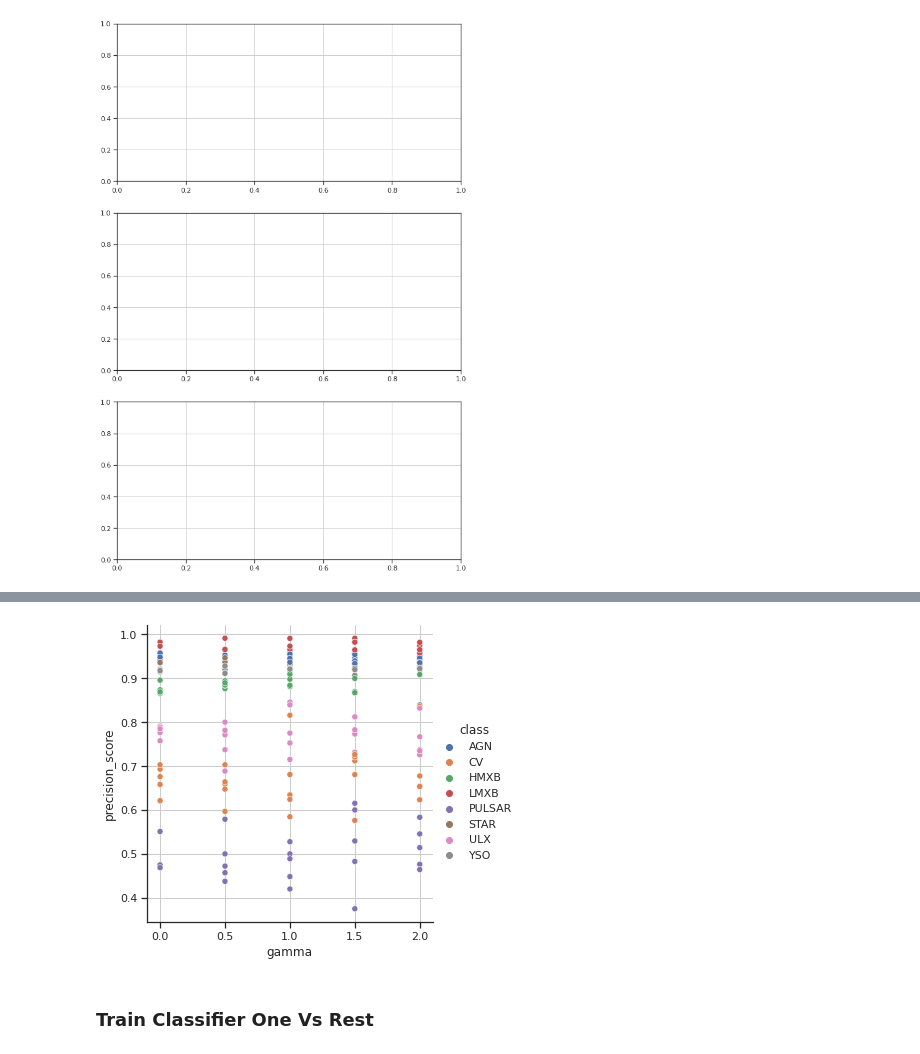
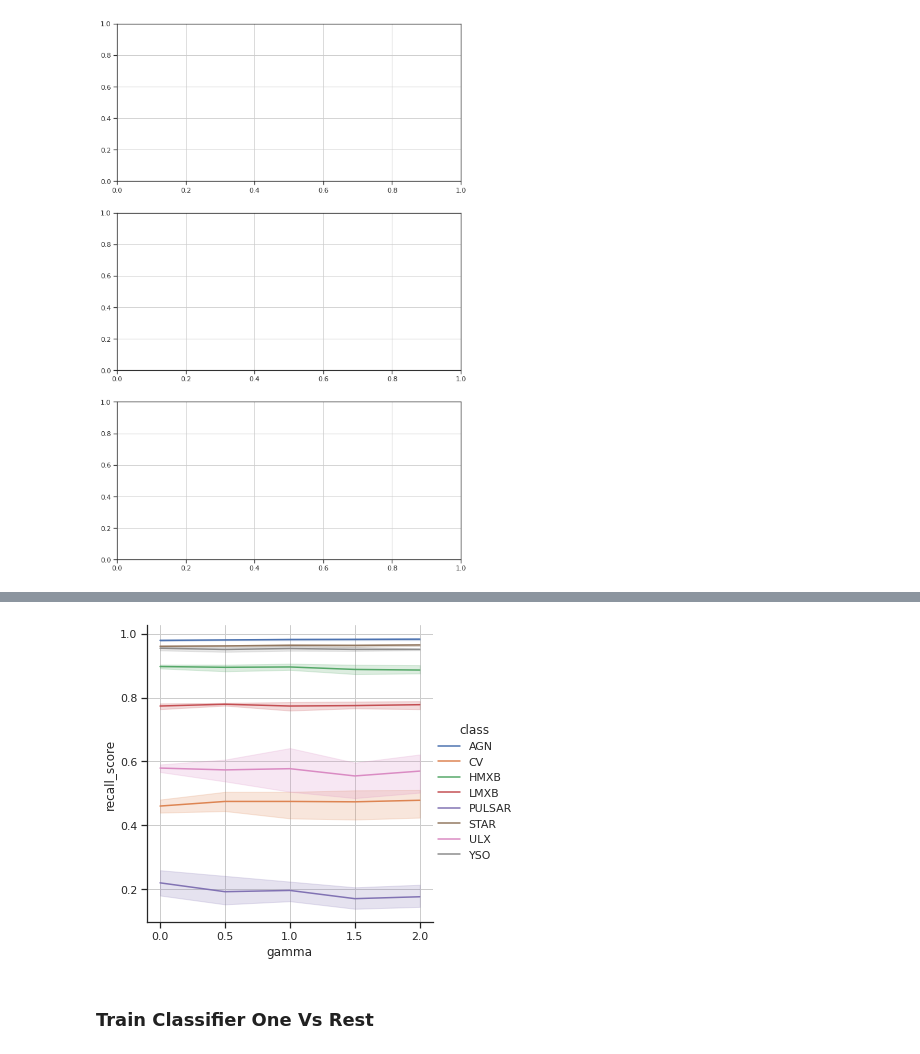
Before and after one commit to KumaranShivam5/aurora-server-final, a Jupyter notebook: lightGBM.ipynb, the cells around one changed output, grey strips where cells are left out. Cells and saved outputs as stored; diff of their text form; code cells hidden in the pictures.

```diff
--- a/lightGBM.ipynb
+++ b/lightGBM.ipynb
@@ -188,13 +240,14 @@ res_df
 # %%
 sns.relplot(
-    data = res_df ,
+    data = res_df.reset_index() ,
     x = 'gamma' ,
-    y = 'precision_score' ,
-    hue ='class'
+    y = 'recall_score' ,
+    hue ='class' ,
+    kind='line'
 )
 plt.show()
 # %% [output]
-[figure, old version]
+[figure, new version]
 # %% [markdown]
 ### Train Classifier One Vs Rest
 # %%
```
Also changed, not shown: parts of 3 cells of this notebook.
